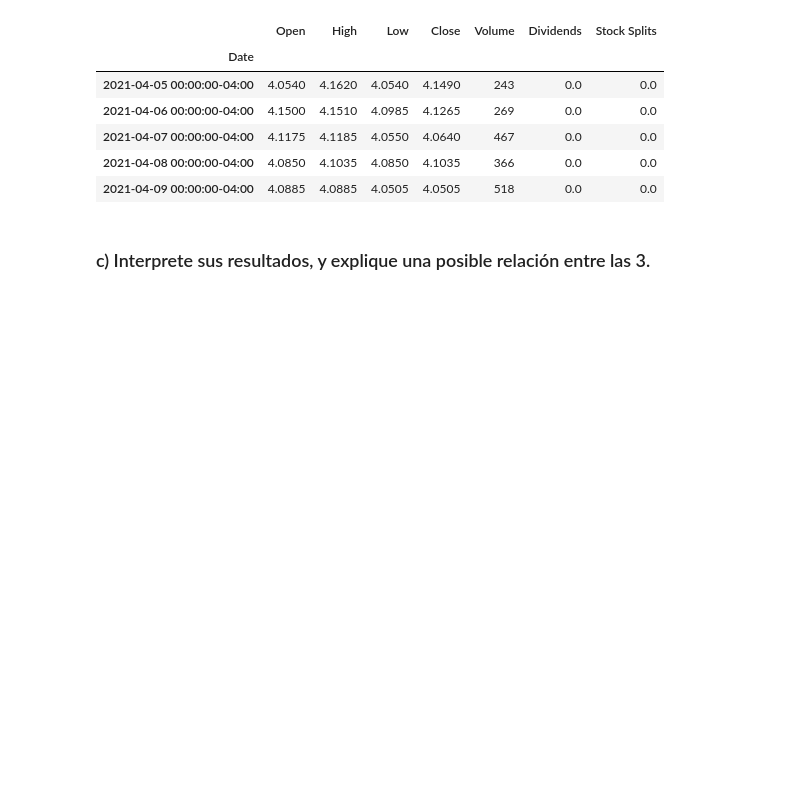
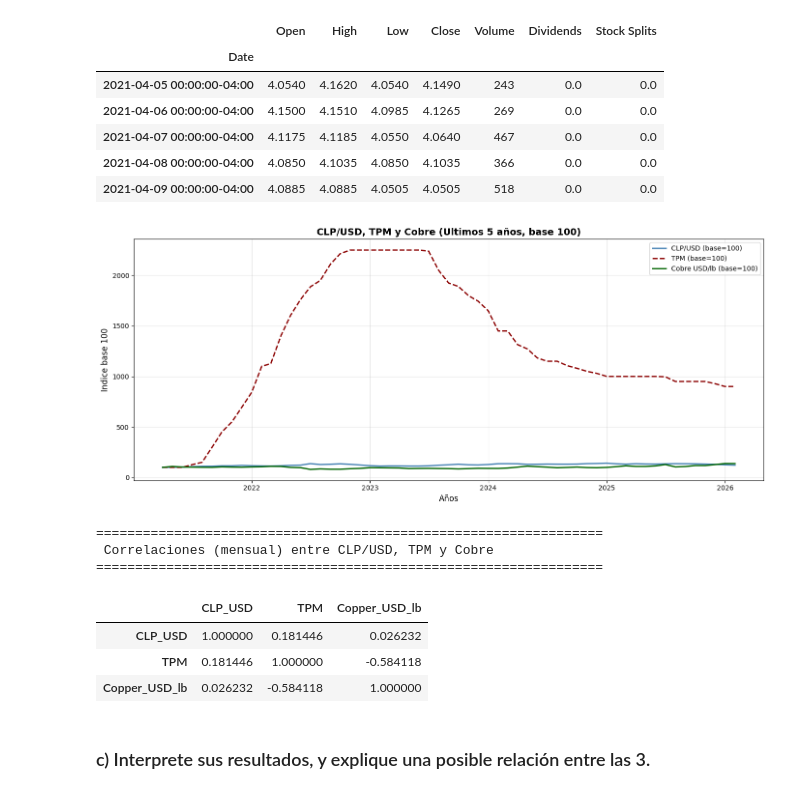
Before and after one commit to Gottch7897/iit414w-lab01-TheUltrakills, a Jupyter notebook: EvalProyectos/Tarea1.ipynb/Tarea1.ipynb, the cells around one changed output. Cells and saved outputs as stored; diff of their text form; code cells hidden in the pictures; blank space fills up the shorter version.

```diff
--- a/EvalProyectos/Tarea1.ipynb/Tarea1.ipynb
+++ b/EvalProyectos/Tarea1.ipynb/Tarea1.ipynb
@@ -512,6 +541,64 @@ Historical Data:
 | 2021-04-07 00:00:00-04:00 | 4.1175 | 4.1185 | 4.0550 | 4.0640 | 467 | 0.0 | 0.0 |
 | 2021-04-08 00:00:00-04:00 | 4.0850 | 4.1035 | 4.0850 | 4.1035 | 366 | 0.0 | 0.0 |
 | 2021-04-09 00:00:00-04:00 | 4.0885 | 4.0885 | 4.0505 | 4.0505 | 518 | 0.0 | 0.0 |
+# %%
+# b) Add copper and compute correlations among CLP/USD, TPM and Copper
+if "copper_data" not in globals() or copper_data.empty:
+    raise ValueError("Primero ejecuta la celda de cobre para cargar copper_data")
+
+# 1) Base monthly CLP/USD + TPM dataset
+if "combo" in globals() and {"TPM", "CLP_USD"}.issubset(combo.columns):
+    data_3 = combo[["TPM", "CLP_USD"]].copy()
+else:
+    if "tpm_data" not in globals():
+        raise ValueError("Primero ejecuta la celda de TPM para construir tpm_data/combo")
+    clp_usd_data = 1 / historical_data["Close"]
+    fx_tmp = clp_usd_data.copy()
+    fx_tmp.index = pd.to_datetime(fx_tmp.index).tz_localize(None)
+    fx_tmp = fx_tmp.resample("MS").mean().to_frame(name="CLP_USD")
+    data_3 = tpm_data.join(fx_tmp, how="inner").dropna()
+
+# 2) Add monthly copper series
+copper_monthly = copper_data[["Close"]].rename(columns={"Close": "Copper_USD_lb"}).copy()
+copper_monthly.index = pd.to_datetime(copper_monthly.index).tz_localize(None)
+copper_monthly = copper_monthly.resample("MS").mean()
+
+data_3 = data_3.join(copper_monthly, how="inner").dropna()
+if data_3.empty:
+    raise ValueError("No hay datos comunes entre CLP/USD, TPM y Cobre")
+
+# 3) Plot comparable normalized series (base 100)
+norm_3 = data_3 / data_3.iloc[0] * 100
+plt.figure(figsize=(14, 6))
+plt.plot(norm_3.index, norm_3["CLP_USD"], linewidth=2, color="steelblue", label="CLP/USD (base=100)")
+plt.plot(norm_3.index, norm_3["TPM"], linewidth=2, color="darkred", linestyle="--", label="TPM (base=100)")
+plt.plot(norm_3.index, norm_3["Copper_USD_lb"], linewidth=2, color="darkgreen", label="Cobre USD/lb (base=100)")
+
+plt.title("CLP/USD, TPM y Cobre (Ultimos 5 años, base 100)", fontsize=14, fontweight="bold")
+plt.xlabel("Años", fontsize=12)
+plt.ylabel("Indice base 100", fontsize=12)
+plt.grid(True, alpha=0.3)
+plt.legend(fontsize=10)
+plt.tight_layout()
+plt.show()
+
+# 4) Correlations among the three series
+corr_matrix = data_3[["CLP_USD", "TPM", "Copper_USD_lb"]].corr()
+print("\n" + "=" * 65)
+print(" Correlaciones (mensual) entre CLP/USD, TPM y Cobre")
+print("=" * 65)
+
+
+display(corr_matrix)
+# %% [output]
+[figure, added]
+=================================================================
+ Correlaciones (mensual) entre CLP/USD, TPM y Cobre
+=================================================================
+|  | CLP_USD | TPM | Copper_USD_lb |
+| CLP_USD | 1.000000 | 0.181446 | 0.026232 |
+| TPM | 0.181446 | 1.000000 | -0.584118 |
+| Copper_USD_lb | 0.026232 | -0.584118 | 1.000000 |
 # %% [markdown]
 ### c) Interprete sus resultados, y explique una posible relación entre las 3.
 # %% [markdown]
```
Also changed, not shown: parts of 1 cell of this notebook.
